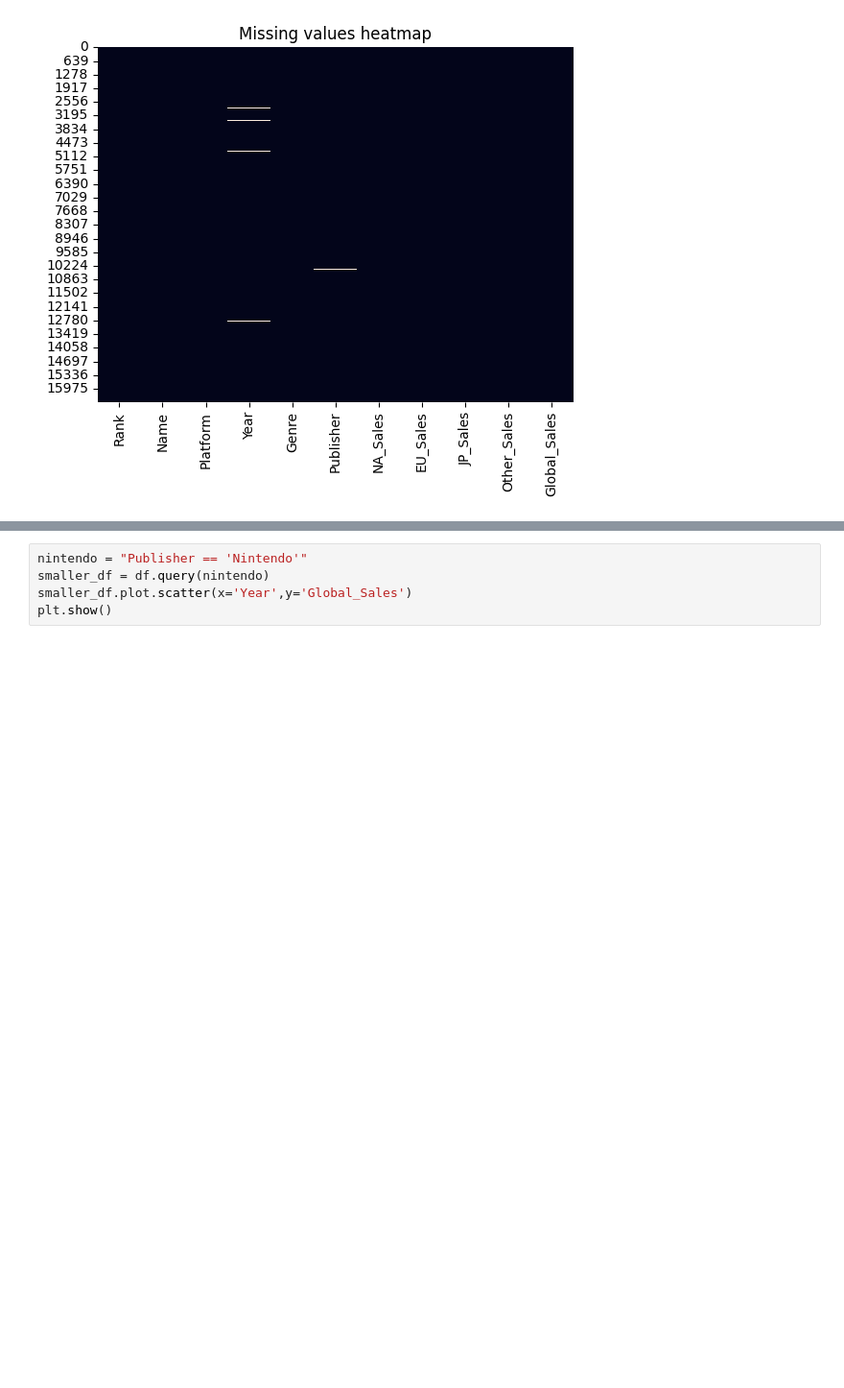
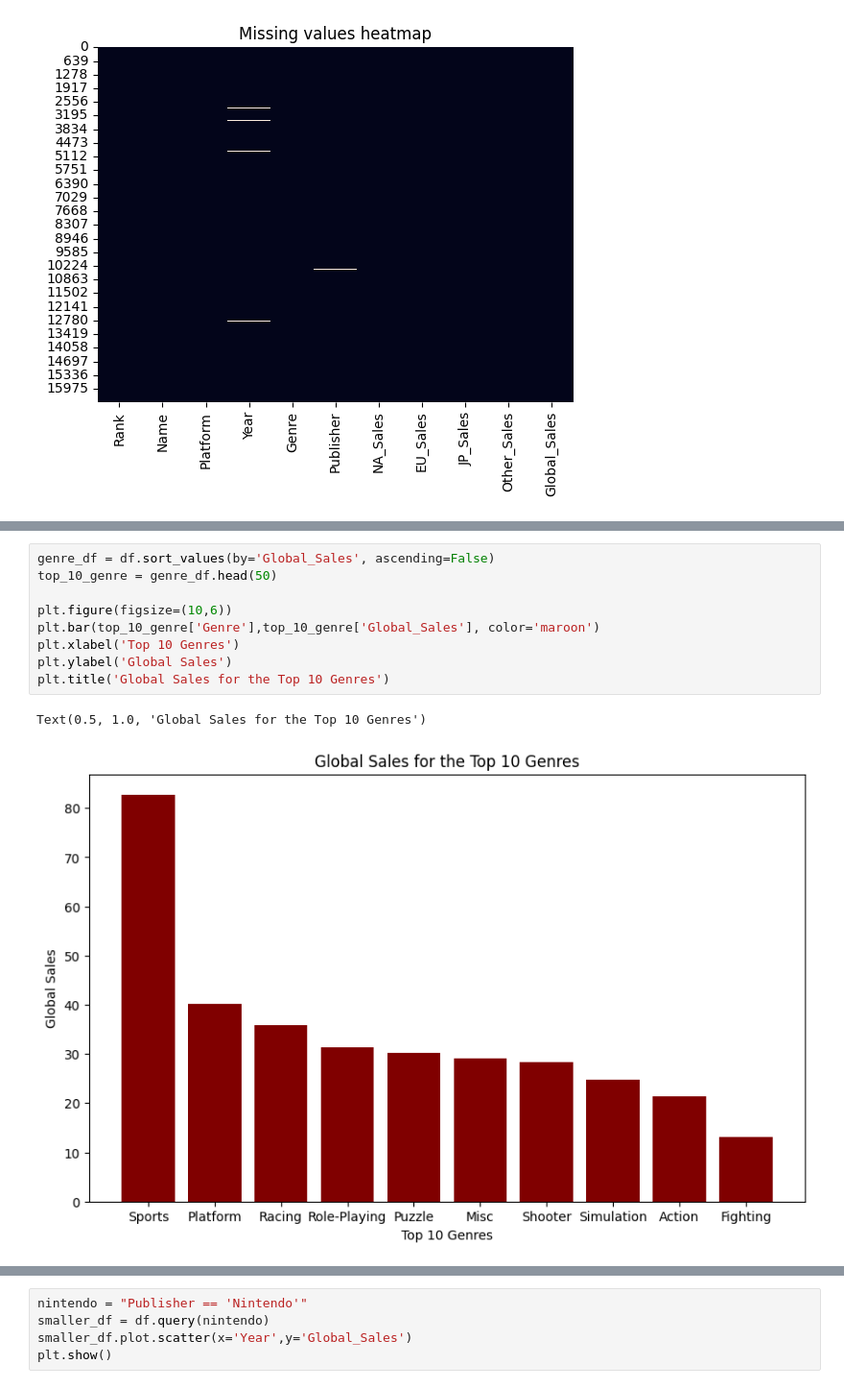
Before and after one commit to jadeqnguyen/cwl-data, a Jupyter notebook: final_notebook.ipynb, the cells around one changed output, grey strips where cells are left out. Shown: that part at 96% size. Cells and saved outputs as stored; diff of their text form; blank space fills up the shorter version.

```diff
--- a/final_notebook.ipynb
+++ b/final_notebook.ipynb
@@ -121,0 +215,12 @@ Name: Genre, dtype: object
+# %%
+genre_df = df.sort_values(by='Global_Sales', ascending=False)
+top_10_genre = genre_df.head(50)
+
+plt.figure(figsize=(10,6))
+plt.bar(top_10_genre['Genre'],top_10_genre['Global_Sales'], color='maroon')
+plt.xlabel('Top 10 Genres')
+plt.ylabel('Global Sales')
+plt.title('Global Sales for the Top 10 Genres')
+# %% [output]
+Text(0.5, 1.0, 'Global Sales for the Top 10 Genres')
+[figure, added]
```
Also changed, not shown: parts of 36 cells of this notebook, 1 other file.
